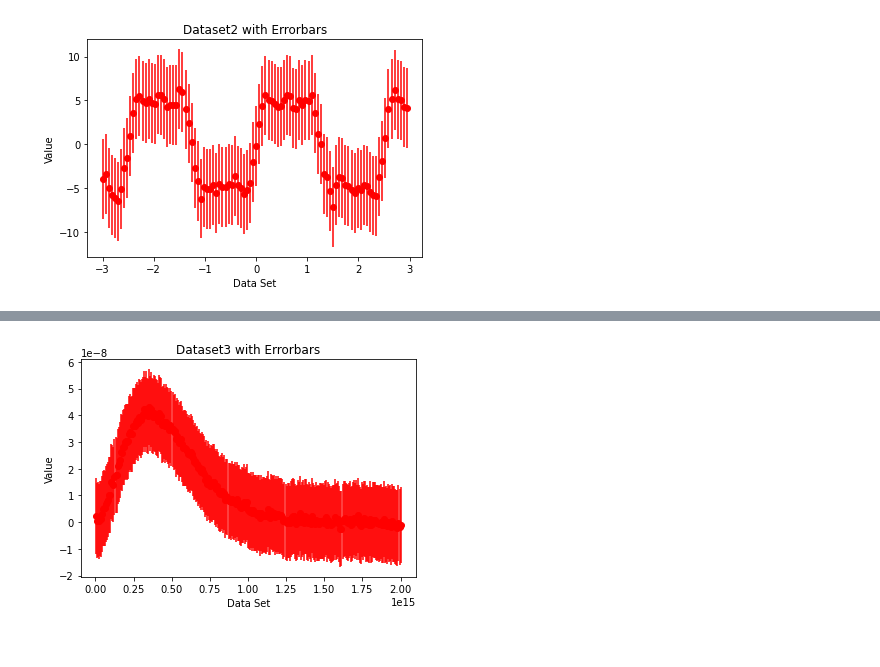
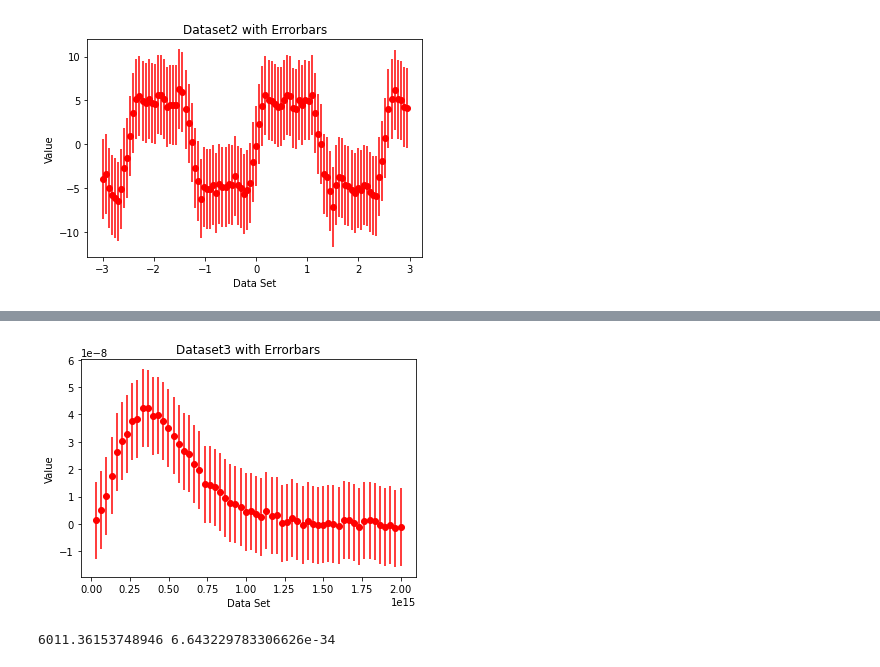
Before and after one commit to AnonymousePikachu/EE2703-ASL, a Jupyter notebook: Week 3/Week3Pres.ipynb, the cells around one changed output, grey strips where cells are left out. Cells and saved outputs as stored; diff of their text form; code cells hidden in the pictures.

```diff
--- a/Week 3/Week3Pres.ipynb
+++ b/Week 3/Week3Pres.ipynb
@@ -190,20 +236,29 @@ plt.show()
 # %%
 import numpy as np
 import matplotlib.pyplot as plt
 
 data = np.loadtxt("dataset3.txt")
 
 data_x = data[:,0]
 data_y = data[:,1]
 #Plot the data along with errorbars
-plt.errorbar(data_x[::10] , data_y[::10], yerr=np.std(data_y), fmt='ro')
+plt.errorbar(data_x[::50] , data_y[::50], yerr=np.std(data_y), fmt='ro')
 
 # Add labels and title to the plot
 plt.xlabel("Data Set")
 plt.ylabel("Value")
 plt.title("Dataset3 with Errorbars")
 
 # Show the plot
 plt.show()
 # %% [output]
-[figure, old version]
+[figure, new version]
+# %%
+def plank(mu,T,h):
+    k = 1.38e-23
+    c = 3.0e8
+    return 2*h*mu**3/c**2*(1/(np.exp(h*mu/(k*T))-1))
+(T,h),_=scipy.optimize.curve_fit(plank,data_x,data_y,p0=[2000,6.63e-34])
+print(T,h)
+# %% [output]
+6011.36153748946 6.643229783306626e-34
```
Also changed, not shown: parts of 9 cells of this notebook.
